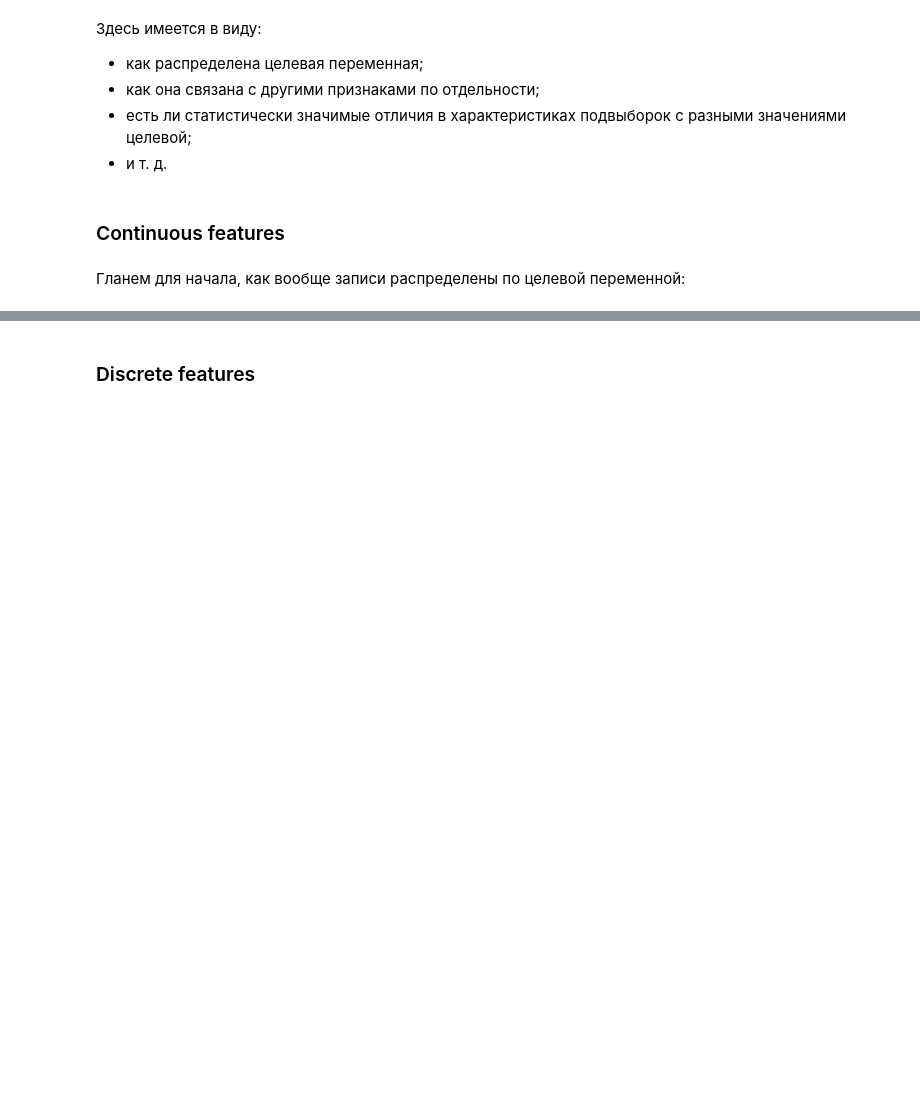
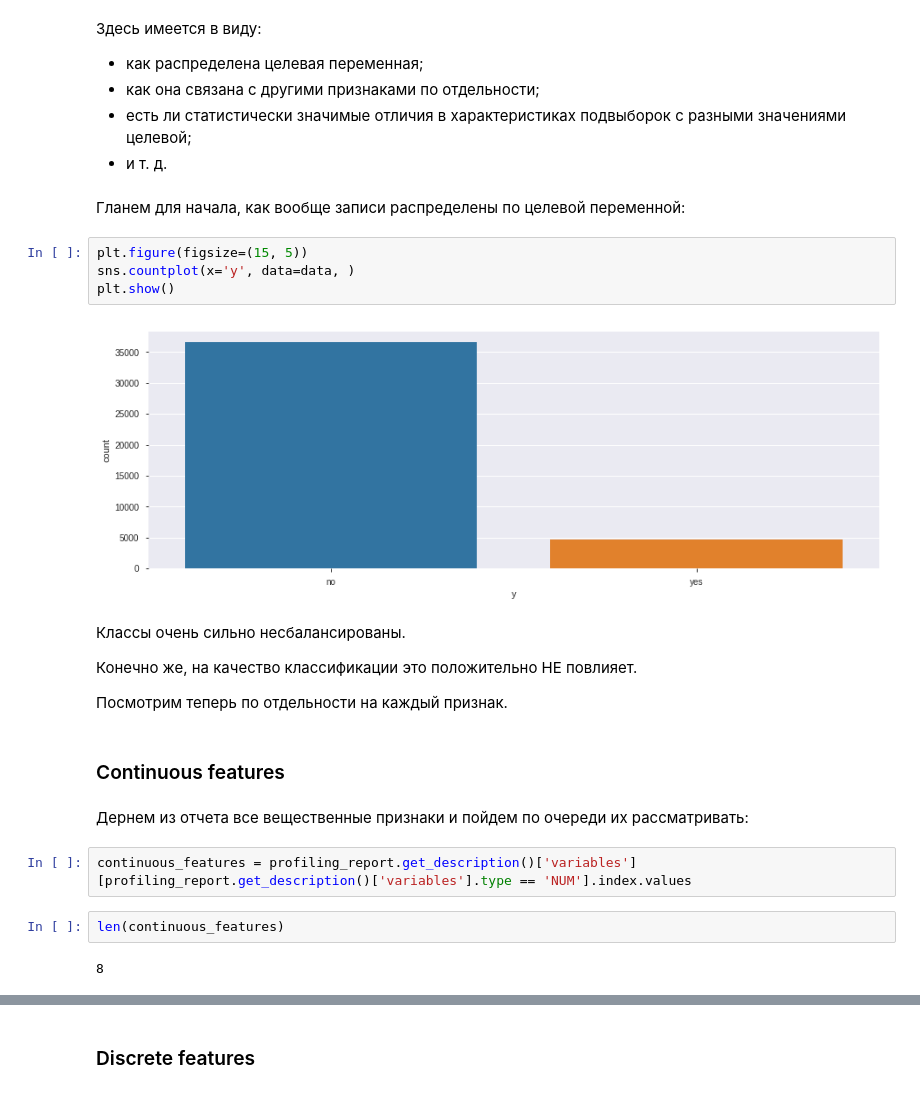
Before and after one commit to IooHooI/DATA_PREPARATION, a Jupyter notebook: notebooks/EDA.ipynb, the cells around one changed output, grey strips where cells are left out. Drawn from its saved outputs; the diff is of its cells as text; blank space fills up the shorter version.

```diff
--- a/notebooks/EDA.ipynb
+++ b/notebooks/EDA.ipynb
@@ -401,7 +408,27 @@ profiling_report.get_rejected_variables()
 - как она связана с другими признаками по отдельности;
 - есть ли статистически значимые отличия в характеристиках подвыборок с разными значениями целевой;
 - и т. д.
+# %% [markdown]
+Гланем для начала, как вообще записи распределены по целевой переменной:
+# %%
+plt.figure(figsize=(15, 5))
+sns.countplot(x='y', data=data, )
+plt.show()
+# %% [output]
+[figure, added]
+# %% [markdown]
+Классы очень сильно несбалансированы.
+
+Конечно же, на качество классификации это положительно НЕ повлияет.
+
+Посмотрим теперь по отдельности на каждый признак.
 # %% [markdown]
 ### Continuous features
-# %% [markdown]
-Гланем для начала, как вообще записи распределены по целевой переменной:
+# %% [markdown]
+Дернем из отчета все вещественные признаки и пойдем по очереди их рассматривать:
+# %%
+continuous_features = profiling_report.get_description()['variables'][profiling_report.get_description()['variables'].type == 'NUM'].index.values
+# %%
+len(continuous_features)
+# %% [output]
+8
```
Also changed, not shown: parts of 38 cells of this notebook.
